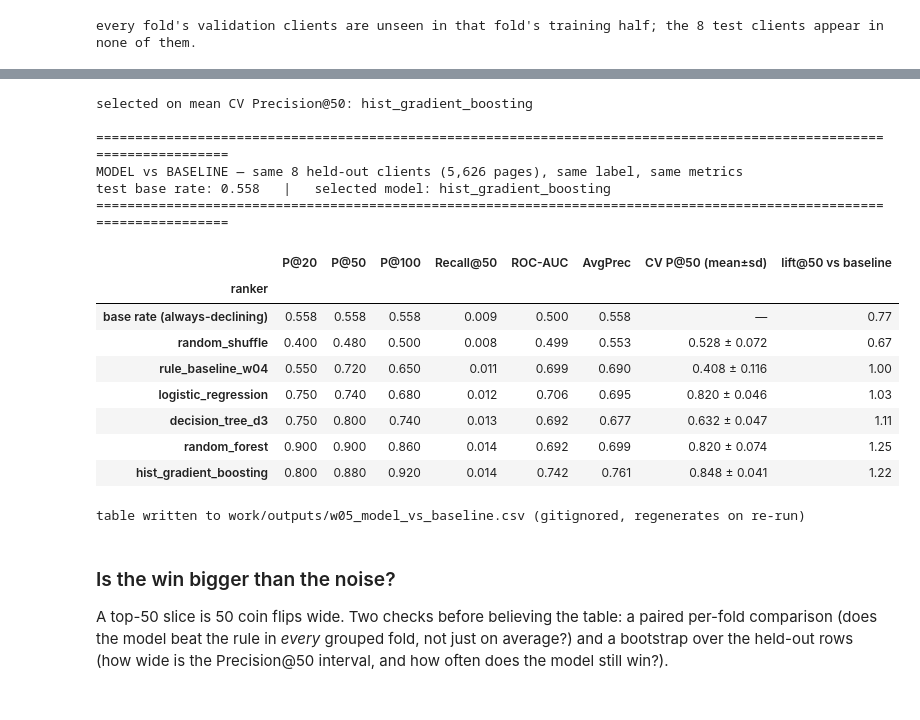
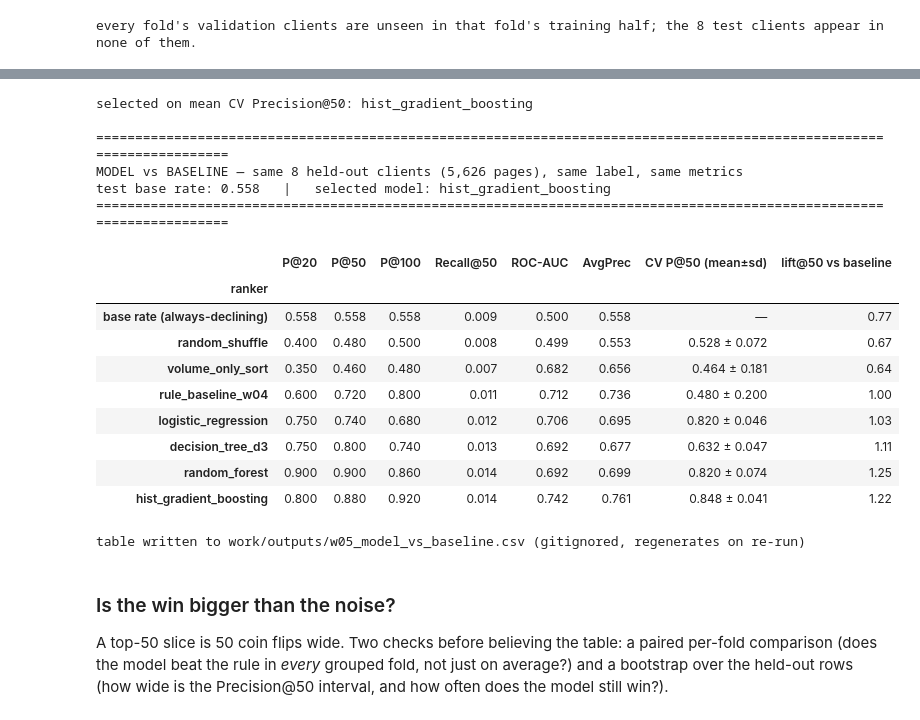
Before and after one commit to alikadirguzel/flyrankinternship, a Jupyter notebook: work/notebooks/w05_model.ipynb, the cells around one changed output, grey strips where cells are left out. Saved outputs shown, nothing was run; the diff lists cells and outputs as text; code cells hidden in the pictures.

```diff
--- a/work/notebooks/w05_model.ipynb
+++ b/work/notebooks/w05_model.ipynb
@@ -374,6 +375,8 @@ One deliberate change from the reference rule: its `declining_with_demand` reaso
 - **ROC-AUC / average precision** — whole-list ordering quality, for the score underneath the queue.
 - **CV Precision@50 (mean ± sd over 5 grouped folds)** — the number I *select* on, because one 50-page slice moves by several points on luck alone.
 # %%
+import json
+
 from sklearn.compose import ColumnTransformer
 from sklearn.ensemble import HistGradientBoostingClassifier, RandomForestClassifier
 from sklearn.impute import SimpleImputer
@@ -418,39 +421,50 @@ def evaluate(name, y_true, scores):
     }
 
 
-# ---- the Week-4 rule baseline, restated ---------------------------------------------
-def percentile_rank(series):
-    return pd.to_numeric(series, errors="coerce").fillna(0).rank(pct=True, method="average")
+# ---- my Week-4 rule, restated exactly --------------------------------------------------
+STALE_DAYS = 90       # w04: staleness verdict MIXED -> 90 days, not the product's 180
+VISIBLE_IMP = 500     # w04: volume verdict MIXED -> a gate, never the ranker
 
 
-def baseline_refresh_score(frame: pd.DataFrame) -> pd.Series:
-    """My Week-4 hand rule. Percentile ranks are taken inside the slice being ranked."""
-    visibility = percentile_rank(np.log1p(frame["impressions_90d"]))
-    freshness_risk = percentile_rank(frame["days_since_last_update"])
-    position = frame["avg_position"].clip(lower=1, upper=50)
-    position_norm = ((position - 1) / 49).fillna(1.0)
-    position_opportunity = (1 - position_norm) * visibility * (frame["avg_position"] > 0).astype(int)
-    depth_gap = (1 - percentile_rank(frame["word_count"])) * visibility
-    score = 0.40 * visibility + 0.30 * freshness_risk + 0.25 * position_opportunity + 0.05 * depth_gap
-    return score.clip(0, 1)
+def baseline_w04_score(frame: pd.DataFrame) -> np.ndarray:
+    """score = stale * visible * days_since_last_update, ties by impressions then content_id.
+
+    Returned as -rank so 'higher is better' holds and the order is byte-for-byte the queue
+    Week 4 wrote, tie-breaks included.
+    """
+    stale = (frame["days_since_last_update"] >= STALE_DAYS).astype(int)
+    visible = (frame["impressions_90d"] >= VISIBLE_IMP).astype(int)
+    raw = stale * visible * frame["days_since_last_update"]
+    ordered = (
+        frame.assign(_raw=raw)
+        .sort_values(["_raw", "impressions_90d", "content_id"],
+                     ascending=[False, False, True], kind="mergesort")
+        .index
+    )
+    rank = pd.Series(np.arange(1, len(frame) + 1), index=ordered)
+    return (-rank.reindex(frame.index)).to_numpy(dtype=float)
 
 
-def baseline_reason_codes(row) -> str:
-    reasons = []
-    if row["days_since_last_update"] >= 180 and row["impressions_90d"] >= 500:
-        reasons.append("stale_visible_page")
-    if pd.notna(row["word_count"]) and row["word_count"] < 1200 and row["impressions_90d"] >= 250:
-        reasons.append("thin_visible_page")
-    if 0 < row["avg_position"] <= 10 and row["content_age_days"] >= 180:
-        reasons.append("page_one_decay_risk")
-    if row["impressions_90d"] >= 500 and 0 < row["avg_position"] <= 20 and row["ctr"] < 0.5:
-        reasons.append("low_ctr_visible_page")
-    if row["sessions_90d"] >= 30 and (
-        (row["engagement_rate"] > 0 and row["engagement_rate"] < 30)
-        or (row["scroll_rate"] > 0 and row["scroll_rate"] < 30)
-    ):
-        reasons.append("low_engagement_visible_page")
-    return "|".join(reasons) if reasons else "general_refresh_review"
+def baseline_w04_reason(row) -> str:
+    flagged = row["days_since_last_update"] >= STALE_DAYS and row["impressions_90d"] >= VISIBLE_IMP
+    return "stale_visible_page -> refresh" if flagged else "not_flagged -> monitor"
+
+
+# proof it is the same rule: reproduce the Week-4 receipt on all 30,000 rows first
+flagged_all = ((lane["days_since_last_update"] >= STALE_DAYS) & (lane["impressions_90d"] >= VISIBLE_IMP)).to_numpy()
+p50_full = precision_at_k(y_all, baseline_w04_score(lane), 50)
+print("Week-4 rule recomputed on all 30,000 rows (w04's in-sample peek, reproduced here):")
+print(f"  flagged pages: {int(flagged_all.sum()):,}   precision of the flagged set: {y_all[flagged_all].mean():.3f}   Precision@50: {p50_full:.3f}")
+
+receipt_path = REPO_ROOT / "work" / "outputs" / "baseline_metrics.json"
+if receipt_path.exists():
+    receipt = json.loads(receipt_path.read_text())
+    print(f"  w04 receipt:   flagged pages: {receipt['n_flagged']:,}   precision of the flagged set: {receipt['precision_flagged']:.3f}   Precision@50: {receipt['precision_at_50']:.3f}")
+    same = int(flagged_all.sum()) == receipt["n_flagged"] and abs(p50_full - receipt["precision_at_50"]) < 1e-6
+    print(f"  -> same rule as Week 4: {'YES' if same else 'NO — stop and reconcile before comparing'}")
+else:
+    print("  (receipt not on disk — the rule is still recomputed here from its written form in w04)")
+print("  that 0.86 is an in-sample peek over all 32 clients. Everything below is the 8 held-out clients only.")
 
 
 # ---- models --------------------------------------------------------------------------
@@ -502,15 +516,16 @@ def build_models() -> dict:
 # ---- 1. selection: grouped 5-fold CV over the 24 training clients ---------------------
 lane_train = lane[train_mask].reset_index(drop=True)
 cv_scores = {name: [] for name in build_models()}
-cv_scores["rule_baseline_w04"] = []
-cv_scores["random_shuffle"] = []
+for extra in ["rule_baseline_w04", "volume_only_sort", "random_shuffle"]:
+    cv_scores[extra] = []
 
 for fold_i, (tr_idx, va_idx) in enumerate(folds, start=1):
     X_tr, X_va = X_train.iloc[tr_idx], X_train.iloc[va_idx]
     y_tr, y_va = y_train[tr_idx], y_train[va_idx]
     val_frame = lane_train.iloc[va_idx]
 
-    cv_scores["rule_baseline_w04"].append(precision_at_k(y_va, baseline_refresh_score(val_frame)))
+    cv_scores["rule_baseline_w04"].append(precision_at_k(y_va, baseline_w04_score(val_frame)))
+    cv_scores["volume_only_sort"].append(precision_at_k(y_va, val_frame["impressions_90d"].to_numpy()))
     cv_scores["random_shuffle"].append(
         precision_at_k(y_va, np.random.default_rng(RANDOM_STATE + fold_i).random(len(va_idx)))
     )
@@ -524,10 +539,11 @@ cv_table = (
     .round(3)
     .sort_values("mean", ascending=False)
 )
+print()
 print("Precision@50 per grouped fold (selection happens here, never on the held-out clients):")
 display(cv_table)
 
-chosen_name = cv_table.drop(index=["rule_baseline_w04", "random_shuffle"])["mean"].idxmax()
+chosen_name = cv_table.drop(index=["rule_baseline_w04", "volume_only_sort", "random_shuffle"])["mean"].idxmax()
 print(f"selected on mean CV Precision@50: {chosen_name}")
 
 # ---- 2. reporting: fit on all 24 training clients, score the 8 held-out clients once ---
@@ -539,14 +555,15 @@ for name, model in build_models().items():
     test_scores[name] = model.predict_proba(X_test)[:, 1]
 
 lane_test = lane[test_mask].reset_index(drop=True)
-test_scores["rule_baseline_w04"] = baseline_refresh_score(lane_test).to_numpy()
+test_scores["rule_baseline_w04"] = baseline_w04_score(lane_test)
+test_scores["volume_only_sort"] = lane_test["impressions_90d"].to_numpy(dtype=float)
 test_scores["random_shuffle"] = np.random.default_rng(RANDOM_STATE).random(len(lane_test))
 
 rows = [evaluate("base rate (always-declining)", y_test, np.zeros(len(y_test)) + y_test.mean())]
 rows[0].update({"P@20": y_test.mean(), "P@50": y_test.mean(), "P@100": y_test.mean(),
                 "Recall@50": 50 / max(y_test.sum(), 1) * y_test.mean(), "ROC-AUC": 0.5, "AvgPrec": y_test.mean()})
-order = ["random_shuffle", "rule_baseline_w04", "logistic_regression", "decision_tree_d3",
-         "random_forest", "hist_gradient_boosting"]
+order = ["random_shuffle", "volume_only_sort", "rule_baseline_w04", "logistic_regression",
+         "decision_tree_d3", "random_forest", "hist_gradient_boosting"]
 for name in order:
     rows.append(evaluate(name, y_test, test_scores[name]))
 
@@ -581,14 +605,15 @@ Precision@50 per grouped fold (selection happens here, never on the held-out cli
 selected on mean CV Precision@50: hist_gradient_boosting
 
 ======================================================================================================================
 MODEL vs BASELINE — same 8 held-out clients (5,626 pages), same label, same metrics
 test base rate: 0.558   |   selected model: hist_gradient_boosting
 ======================================================================================================================
 |  | P@20 | P@50 | P@100 | Recall@50 | ROC-AUC | AvgPrec | CV P@50 (mean±sd) | lift@50 vs baseline |
 | ranker |  |  |  |  |  |  |  |  |
 | base rate (always-declining) | 0.558 | 0.558 | 0.558 | 0.009 | 0.500 | 0.558 | — | 0.77 |
 | random_shuffle | 0.400 | 0.480 | 0.500 | 0.008 | 0.499 | 0.553 | 0.528 ± 0.072 | 0.67 |
-| rule_baseline_w04 | 0.550 | 0.720 | 0.650 | 0.011 | 0.699 | 0.690 | 0.408 ± 0.116 | 1.00 |
+| volume_only_sort | 0.350 | 0.460 | 0.480 | 0.007 | 0.682 | 0.656 | 0.464 ± 0.181 | 0.64 |
+| rule_baseline_w04 | 0.600 | 0.720 | 0.800 | 0.011 | 0.712 | 0.736 | 0.480 ± 0.200 | 1.00 |
 | logistic_regression | 0.750 | 0.740 | 0.680 | 0.012 | 0.706 | 0.695 | 0.820 ± 0.046 | 1.03 |
 | decision_tree_d3 | 0.750 | 0.800 | 0.740 | 0.013 | 0.692 | 0.677 | 0.632 ± 0.047 | 1.11 |
 | random_forest | 0.900 | 0.900 | 0.860 | 0.014 | 0.692 | 0.699 | 0.820 ± 0.074 | 1.25 |
```
Also changed, not shown: parts of 9 cells of this notebook.
